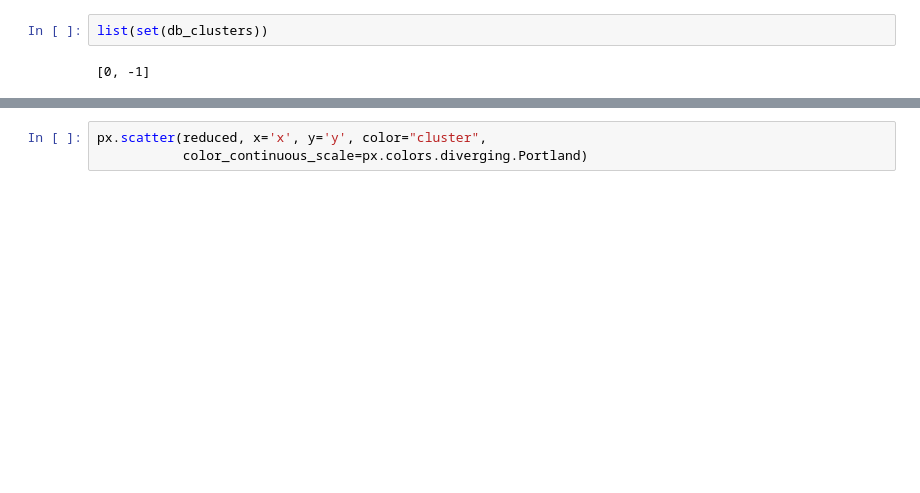
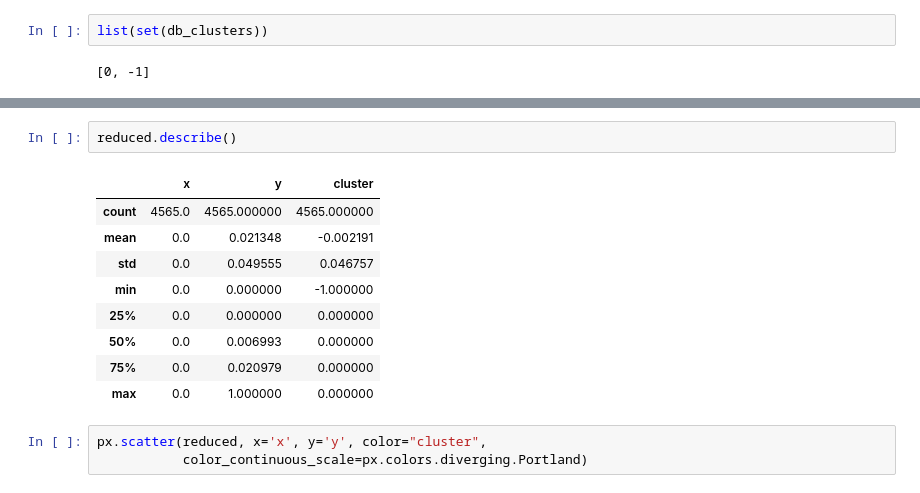
Before and after one commit to TadSas/UBA, a Jupyter notebook: Modeling.ipynb, the cells around one changed output, grey strips where cells are left out. Saved outputs shown, nothing was run; the diff lists cells and outputs as text; blank space fills up the shorter version.

```diff
--- a/Modeling.ipynb
+++ b/Modeling.ipynb
@@ -751,3 +796,15 @@ reduced.head()
+# %%
+reduced.describe()
+# %% [output]
+|  | x | y | cluster |
+| count | 4565.0 | 4565.000000 | 4565.000000 |
+| mean | 0.0 | 0.021348 | -0.002191 |
+| std | 0.0 | 0.049555 | 0.046757 |
+| min | 0.0 | 0.000000 | -1.000000 |
+| 25% | 0.0 | 0.000000 | 0.000000 |
+| 50% | 0.0 | 0.006993 | 0.000000 |
+| 75% | 0.0 | 0.020979 | 0.000000 |
+| max | 0.0 | 1.000000 | 0.000000 |
 # %%
 px.scatter(reduced, x='x', y='y', color="cluster",
            color_continuous_scale=px.colors.diverging.Portland)
```
Also changed, not shown: parts of 20 cells of this notebook, 1 other file.
